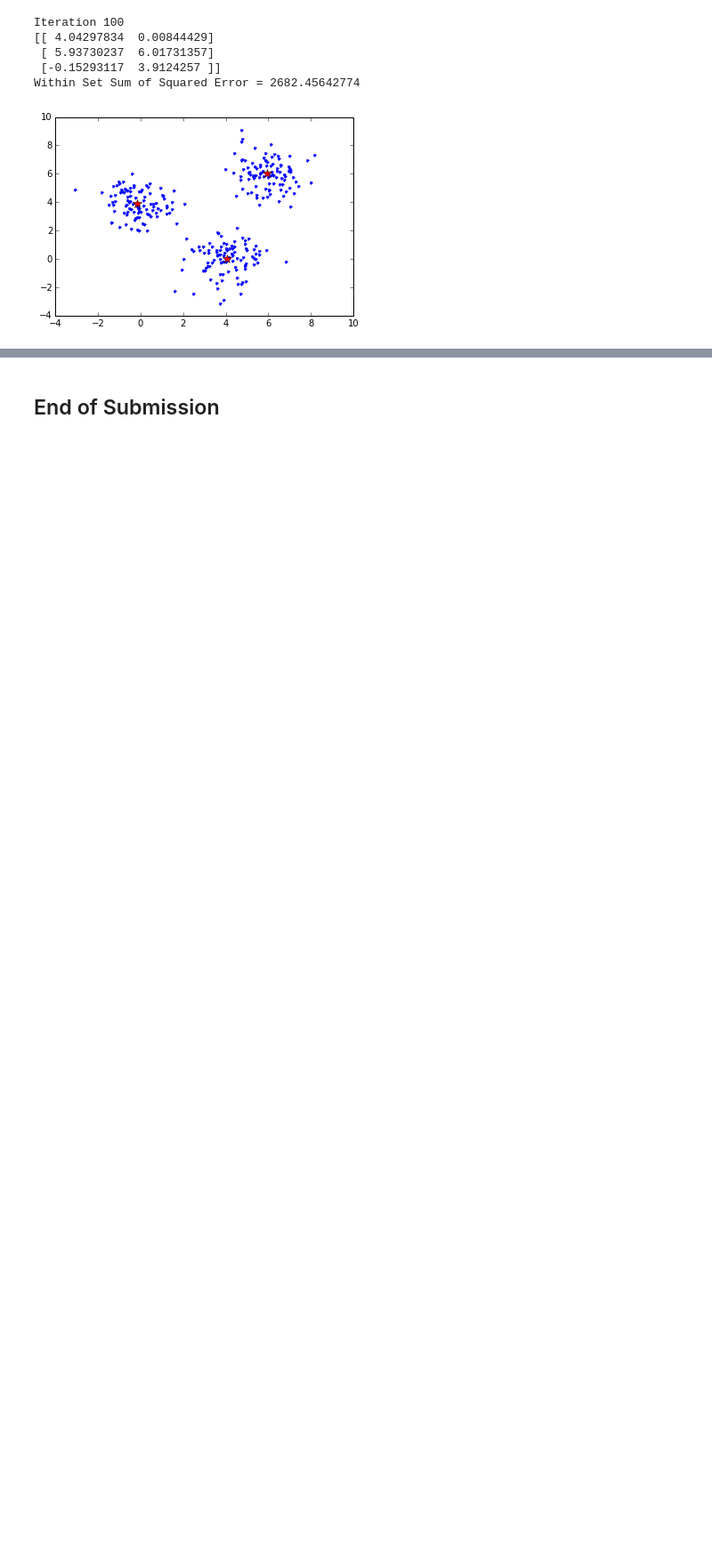
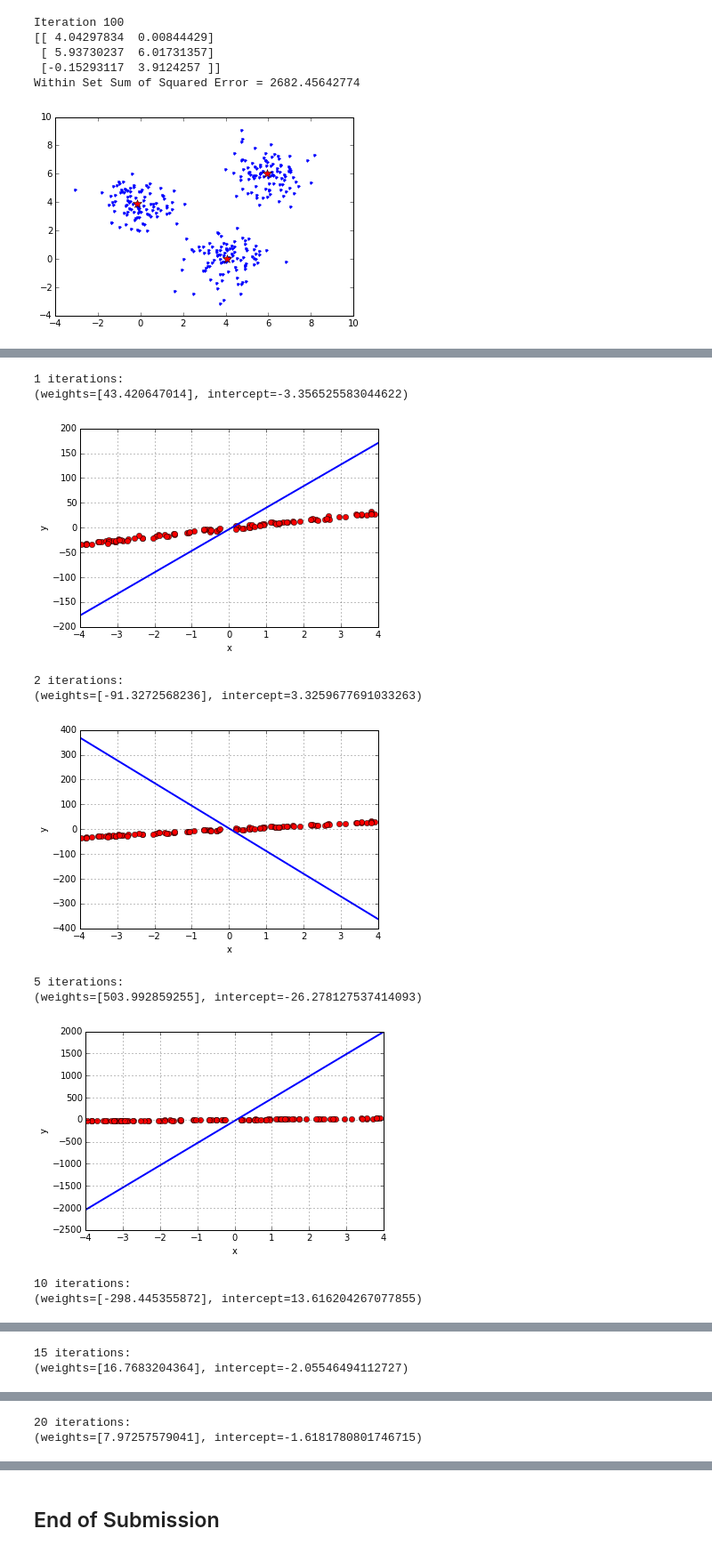
Before and after one commit to nickhamlin/mids_261_homework, a Jupyter notebook: HW10/MIDS-W261-2015-HWK-Week10-Hamlin-Thomas-Baek-Danish.ipynb, the cells around one changed output, grey strips where cells are left out. Shown at 89% size. Cells and saved outputs as stored; diff of their text form; code cells hidden in the pictures; blank space fills up the shorter version.

```diff
--- a/HW10/MIDS-W261-2015-HWK-Week10-Hamlin-Thomas-Baek-Danish.ipynb
+++ b/HW10/MIDS-W261-2015-HWK-Week10-Hamlin-Thomas-Baek-Danish.ipynb
@@ -343,0 +512,32 @@ Both the MLlib implementation and the homegrown version produce comparable clust
+# %%
+from pyspark.mllib.regression import LabeledPoint, LinearRegressionWithSGD, LinearRegressionModel
+
+# Load and parse the data
+def parsePoint(line):
+    values = [float(x) for x in line.split(',')]
+    return LabeledPoint(values[0], values[1:])
+
+data = sc.textFile("regressiondata_train.csv")
+parsedData = data.map(parsePoint)
+
+# Build the model
+iterations=[1,2,5,10,15,20,25,50]
+for i in iterations:
+    print str(i)+" iterations:"
+    model = LinearRegressionWithSGD.train(parsedData, intercept=True, iterations=i)
+    print model
+    w=[model.weights[0],model.intercept]
+    dataPlot("regressiondata_test.csv",w)
+    print ""
+# %% [output]
+1 iterations:
+(weights=[43.420647014], intercept=-3.356525583044622)
+[figure, added]
+2 iterations:
+(weights=[-91.3272568236], intercept=3.3259677691033263)
+[figure, added]
+5 iterations:
+(weights=[503.992859255], intercept=-26.278127537414093)
+[figure, added]
+10 iterations:
+(weights=[-298.445355872], intercept=13.616204267077855)
@@ -343,0 +545,2 @@ Both the MLlib implementation and the homegrown version produce comparable clust
+15 iterations:
+(weights=[16.7683204364], intercept=-2.05546494112727)
@@ -343,0 +548,2 @@ Both the MLlib implementation and the homegrown version produce comparable clust
+20 iterations:
+(weights=[7.97257579041], intercept=-1.6181780801746715)
```
Also changed, not shown: parts of 32 cells of this notebook.
